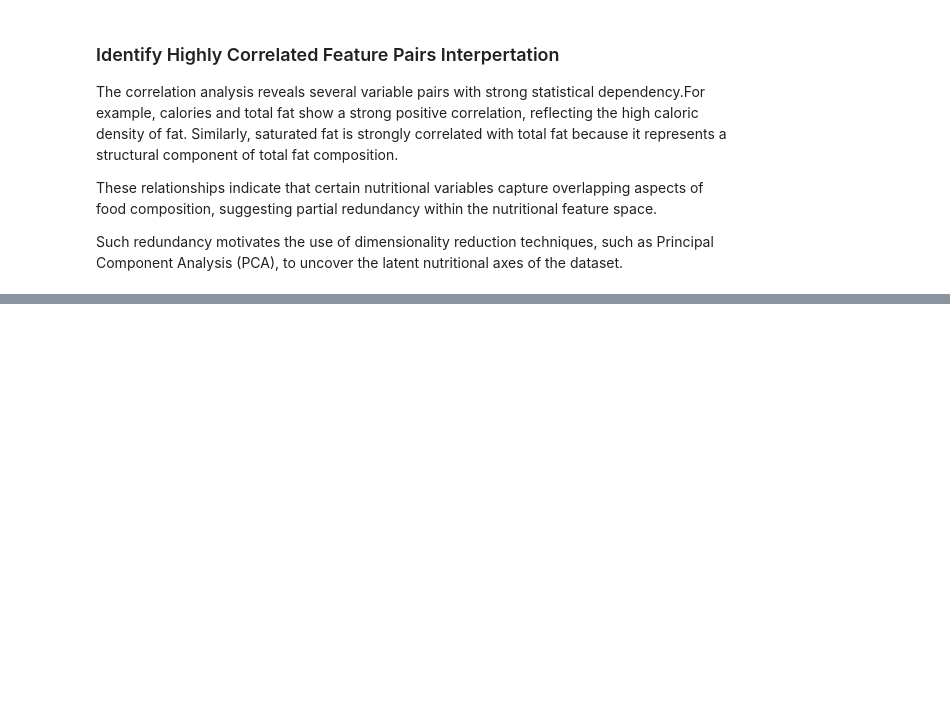
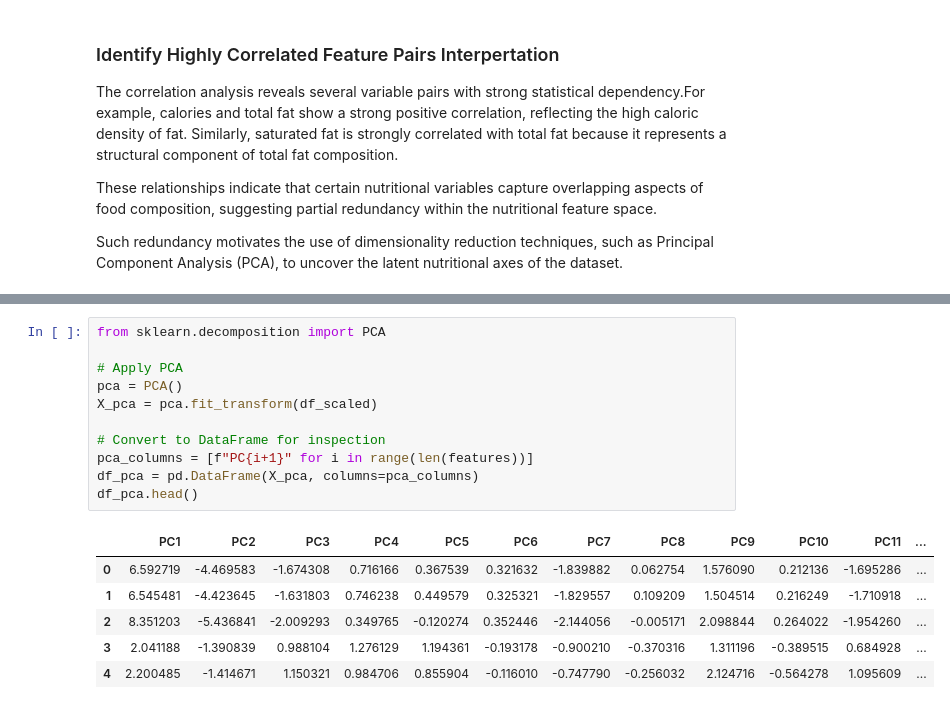
Before and after one commit to lasombra7/macro-density-analysis, a Jupyter notebook: notebooks/macro-density-analysis.ipynb, the cells around one changed output, grey strips where cells are left out. Drawn from its saved outputs; the diff is of its cells as text; blank space fills up the shorter version.

```diff
--- a/notebooks/macro-density-analysis.ipynb
+++ b/notebooks/macro-density-analysis.ipynb
@@ -660,0 +674,18 @@ Such redundancy motivates the use of dimensionality reduction techniques, such a
+# %%
+from sklearn.decomposition import PCA
+
+# Apply PCA
+pca = PCA()
+X_pca = pca.fit_transform(df_scaled)
+
+# Convert to DataFrame for inspection
+pca_columns = [f"PC{i+1}" for i in range(len(features))]
+df_pca = pd.DataFrame(X_pca, columns=pca_columns)
+df_pca.head()
+# %% [output]
+|  | PC1 | PC2 | PC3 | PC4 | PC5 | PC6 | PC7 | PC8 | PC9 | PC10 | PC11 | ... |
+| 0 | 6.592719 | -4.469583 | -1.674308 | 0.716166 | 0.367539 | 0.321632 | -1.839882 | 0.062754 | 1.576090 | 0.212136 | -1.695286 | ... |
+| 1 | 6.545481 | -4.423645 | -1.631803 | 0.746238 | 0.449579 | 0.325321 | -1.829557 | 0.109209 | 1.504514 | 0.216249 | -1.710918 | ... |
+| 2 | 8.351203 | -5.436841 | -2.009293 | 0.349765 | -0.120274 | 0.352446 | -2.144056 | -0.005171 | 2.098844 | 0.264022 | -1.954260 | ... |
+| 3 | 2.041188 | -1.390839 | 0.988104 | 1.276129 | 1.194361 | -0.193178 | -0.900210 | -0.370316 | 1.311196 | -0.389515 | 0.684928 | ... |
+| 4 | 2.200485 | -1.414671 | 1.150321 | 0.984706 | 0.855904 | -0.116010 | -0.747790 | -0.256032 | 2.124716 | -0.564278 | 1.095609 | ... |
```
Also changed, not shown: parts of 11 cells of this notebook.
